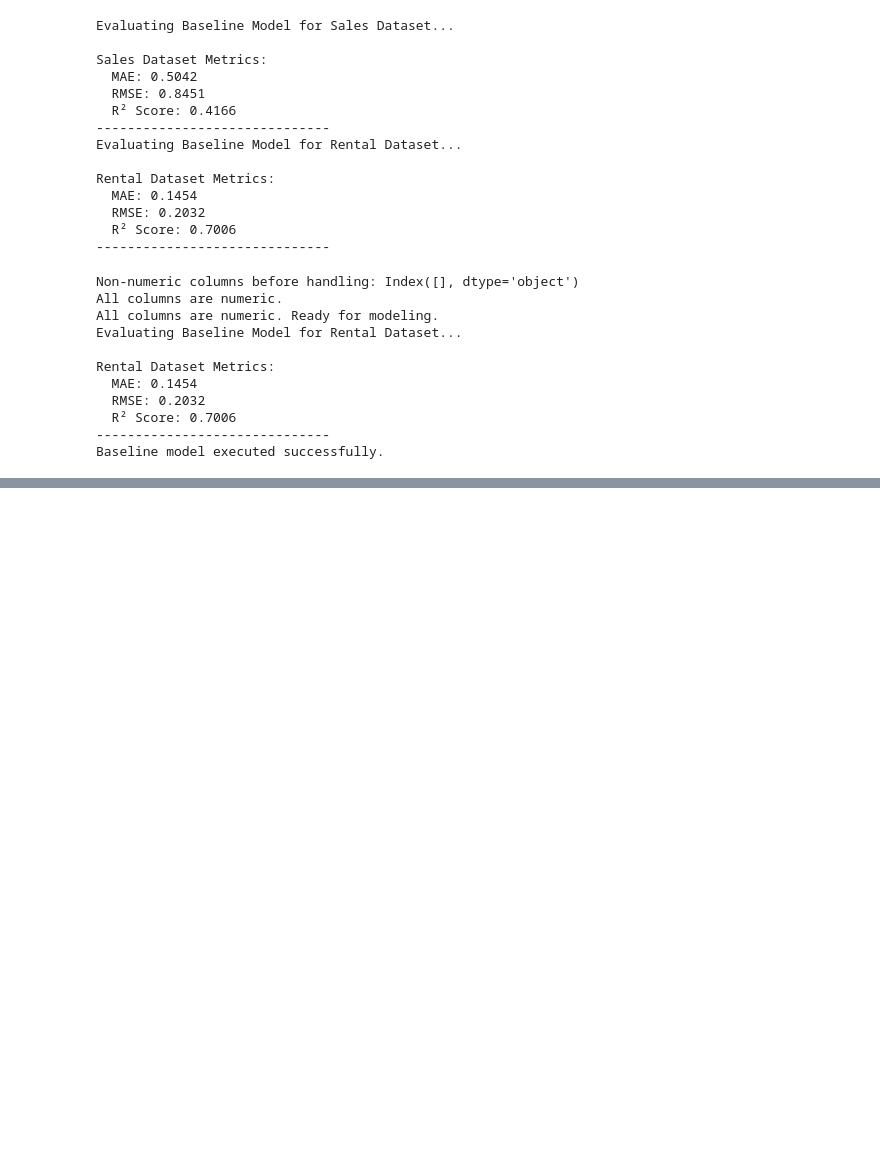
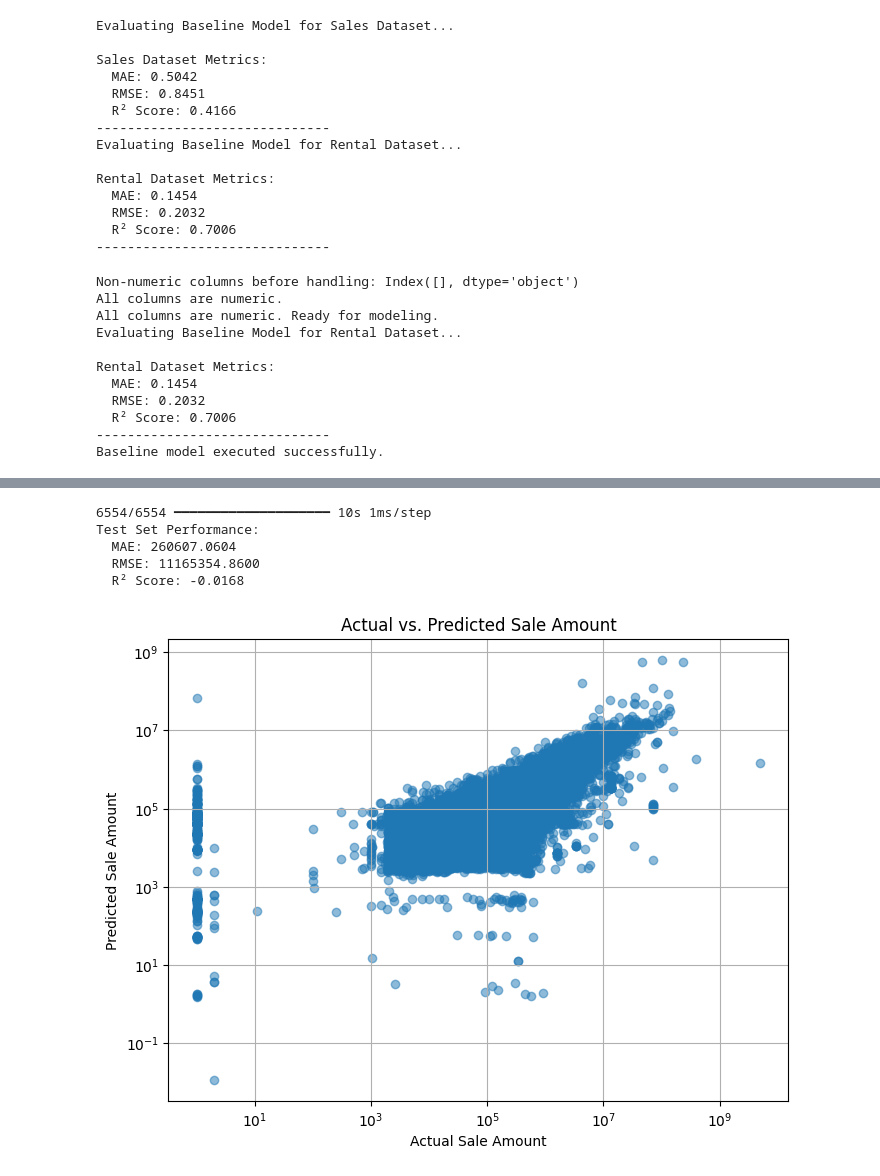
Before and after one commit to kushal-jaat/ASD-assignment-3, a Jupyter notebook: housing_price_prediction.ipynb, the cells around one changed output, grey strips where cells are left out. Saved outputs shown, nothing was run; the diff lists cells and outputs as text; code cells hidden in the pictures; blank space fills up the shorter version.

```diff
--- a/housing_price_prediction.ipynb
+++ b/housing_price_prediction.ipynb
@@ -1314,0 +1260,13 @@ predictions = loaded_model.predict(new_data)
+# %%
+from sklearn.preprocessing import StandardScaler
+
+# Initialize the scaler
+scaler = StandardScaler()
+
+# Fit and transform the training features
+sales_X_train_scaled = scaler.fit_transform(sales_X_train)
+
+# Transform the test features using the same scaler
+sales_X_test_scaled = scaler.transform(sales_X_test)
+
+print("Feature scaling applied successfully.")
@@ -1314,0 +1347,39 @@ predictions = loaded_model.predict(new_data)
+# %%
+# Predict on the test set (log-transformed values)
+test_predictions_log = model.predict(X_test).flatten()
+
+# Reverse log transformation to get original sale amounts
+test_predictions = np.exp(test_predictions_log)
+test_actuals = np.exp(y_test)
+
+# Calculate evaluation metrics
+from sklearn.metrics import mean_absolute_error, mean_squared_error, r2_score
+
+mae = mean_absolute_error(test_actuals, test_predictions)
+rmse = np.sqrt(mean_squared_error(test_actuals, test_predictions))
+r2 = r2_score(test_actuals, test_predictions)
+
+print("Test Set Performance:")
+print(f"  MAE: {mae:.4f}")
+print(f"  RMSE: {rmse:.4f}")
+print(f"  R² Score: {r2:.4f}")
+# %% [output]
+6554/6554 ━━━━━━━━━━━━━━━━━━━━ 10s 1ms/step
+Test Set Performance:
+  MAE: 260607.0604
+  RMSE: 11165354.8600
+  R² Score: -0.0168
+# %%
+import matplotlib.pyplot as plt
+
+plt.figure(figsize=(8, 6))
+plt.scatter(test_actuals, test_predictions, alpha=0.5)
+plt.title("Actual vs. Predicted Sale Amount")
+plt.xlabel("Actual Sale Amount")
+plt.ylabel("Predicted Sale Amount")
+plt.xscale("log")
+plt.yscale("log")
+plt.grid(True)
+plt.show()
+# %% [output]
+[figure, added]
```
Also changed, not shown: parts of 14 cells of this notebook.
